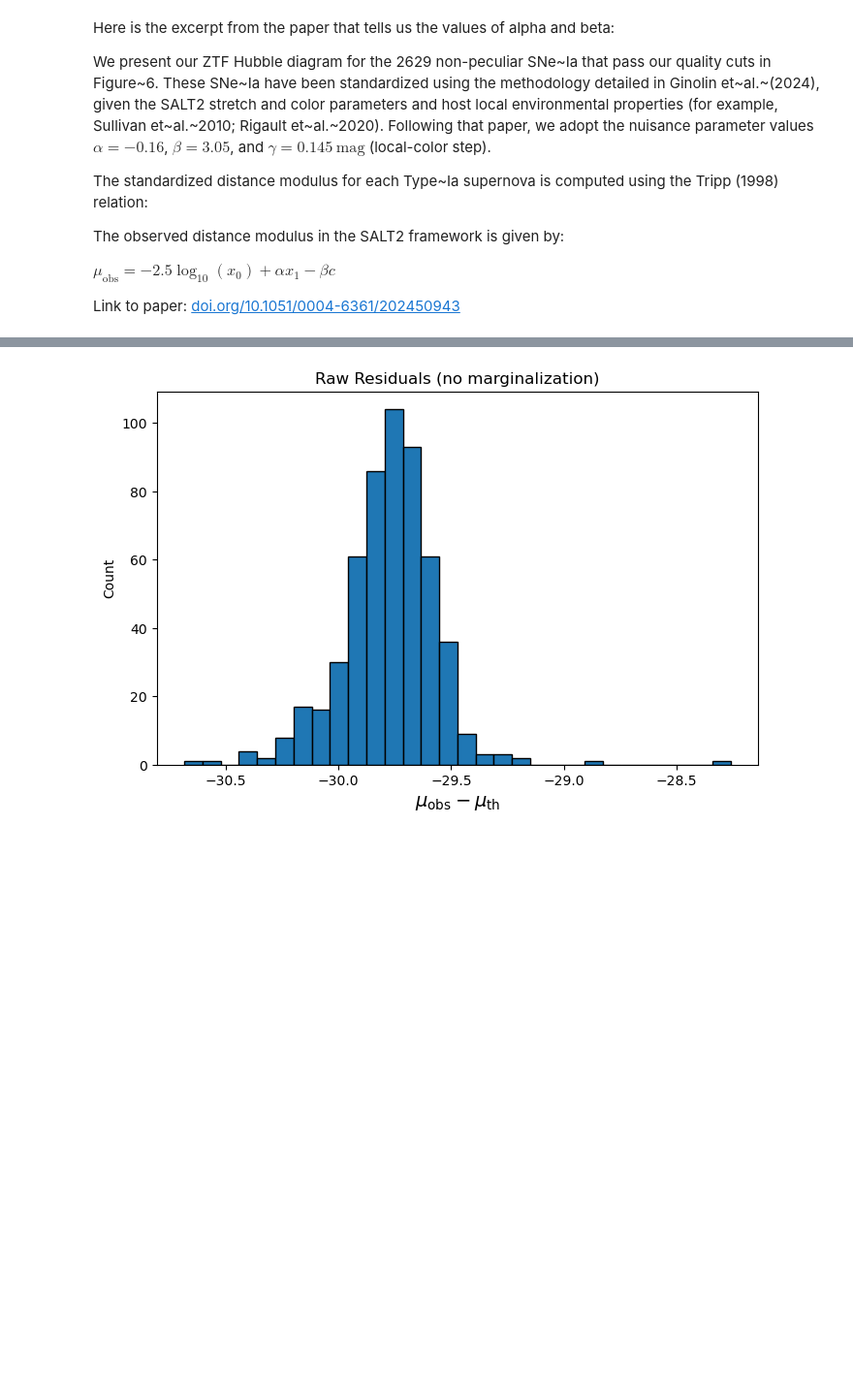
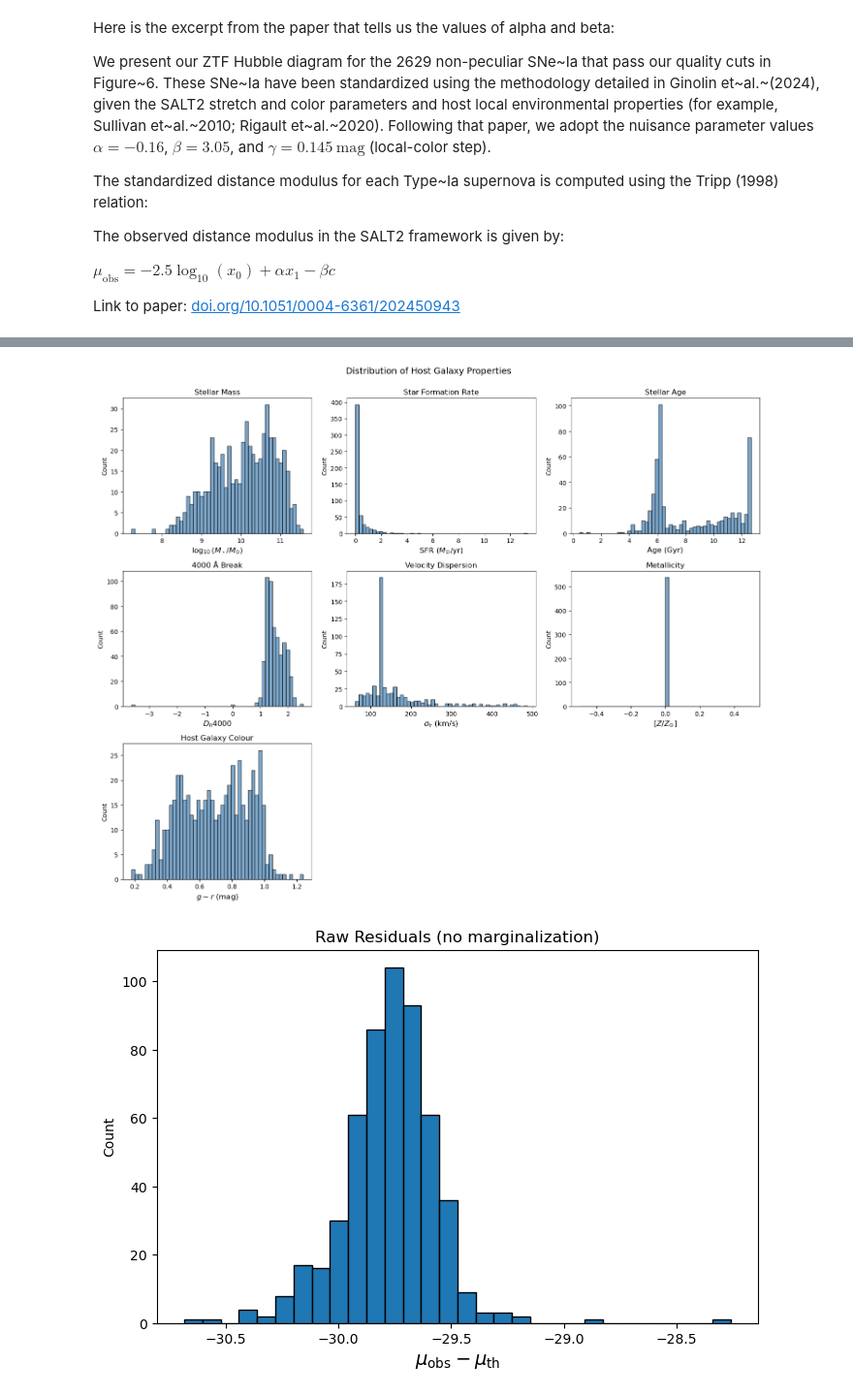
Before and after one commit to mwvgroup/myc21_first_paper, a Jupyter notebook: ZTF_DESI_data_prep/construct_hubble_resid.ipynb, the cells around one changed output, grey strips where cells are left out. Shown at 97% size. Saved outputs shown, nothing was run; the diff lists cells and outputs as text; code cells hidden in the pictures; blank space fills up the shorter version.

```diff
--- a/ZTF_DESI_data_prep/construct_hubble_resid.ipynb
+++ b/ZTF_DESI_data_prep/construct_hubble_resid.ipynb
@@ -23 +31,56 @@ from scipy.optimize import minimize
+# %%
+df["DESI_FASTSPEC_g_minus_r"] = df["DESI_FASTSPEC_ABSMAG01_SDSS_G"] - df["DESI_FASTSPEC_ABSMAG01_SDSS_R"]
+
+fig, axes = plt.subplots(3, 3, figsize=(15, 12))
+
+ax = axes[0, 0]
+ax.hist(df["DESI_FASTSPEC_LOGMSTAR"], bins=50, edgecolor="black", alpha=0.7, color="steelblue")
+ax.set_xlabel(r"$\log_{10}(M_\star / M_{\odot})$", fontsize=12)
+ax.set_ylabel("Count")
+ax.set_title("Stellar Mass")
+
+ax = axes[0, 1]
+ax.hist(df["DESI_FASTSPEC_SFR"], bins=50, edgecolor="black", alpha=0.7, color="steelblue")
+ax.set_xlabel(r"SFR $(M_{\odot}/\mathrm{yr})$", fontsize=12)
+ax.set_ylabel("Count")
+ax.set_title("Star Formation Rate")
+
+ax = axes[0, 2]
+ax.hist(df["DESI_FASTSPEC_AGE"], bins=50, edgecolor="black", alpha=0.7, color="steelblue")
+ax.set_xlabel(r"Age (Gyr)", fontsize=12)
+ax.set_ylabel("Count")
+ax.set_title("Stellar Age")
+
+ax = axes[1, 0]
+ax.hist(df["DESI_FASTSPEC_DN4000"], bins=50, edgecolor="black", alpha=0.7, color="steelblue")
+ax.set_xlabel(r"$D_n4000$", fontsize=12)
+ax.set_ylabel("Count")
+ax.set_title("4000 Å Break")
+
+ax = axes[1, 1]
+ax.hist(df["DESI_FASTSPEC_VDISP"], bins=50, edgecolor="black", alpha=0.7, color="steelblue")
+ax.set_xlabel(r"$\sigma_v$ (km/s)", fontsize=12)
+ax.set_ylabel("Count")
+ax.set_title("Velocity Dispersion")
+
+ax = axes[1, 2]
+ax.hist(df["DESI_FASTSPEC_ZZSUN"], bins=50, edgecolor="black", alpha=0.7, color="steelblue")
+ax.set_xlabel(r"$[Z/Z_{\odot}]$", fontsize=12)
+ax.set_ylabel("Count")
+ax.set_title("Metallicity")
+
+ax = axes[2, 0]
+ax.hist(df["DESI_FASTSPEC_g_minus_r"], bins=50, edgecolor="black", alpha=0.7, color="steelblue")
+ax.set_xlabel(r"$g - r$ (mag)", fontsize=12)
+ax.set_ylabel("Count")
+ax.set_title("Host Galaxy Colour")
+
+axes[2, 1].set_visible(False)
+axes[2, 2].set_visible(False)
+
+fig.suptitle("Distribution of Host Galaxy Properties", fontsize=14, y=1.00)
+plt.tight_layout()
+plt.show()
+# %% [output]
+[figure, added]
 # %%
```
Also changed, not shown: parts of 4 cells of this notebook.
